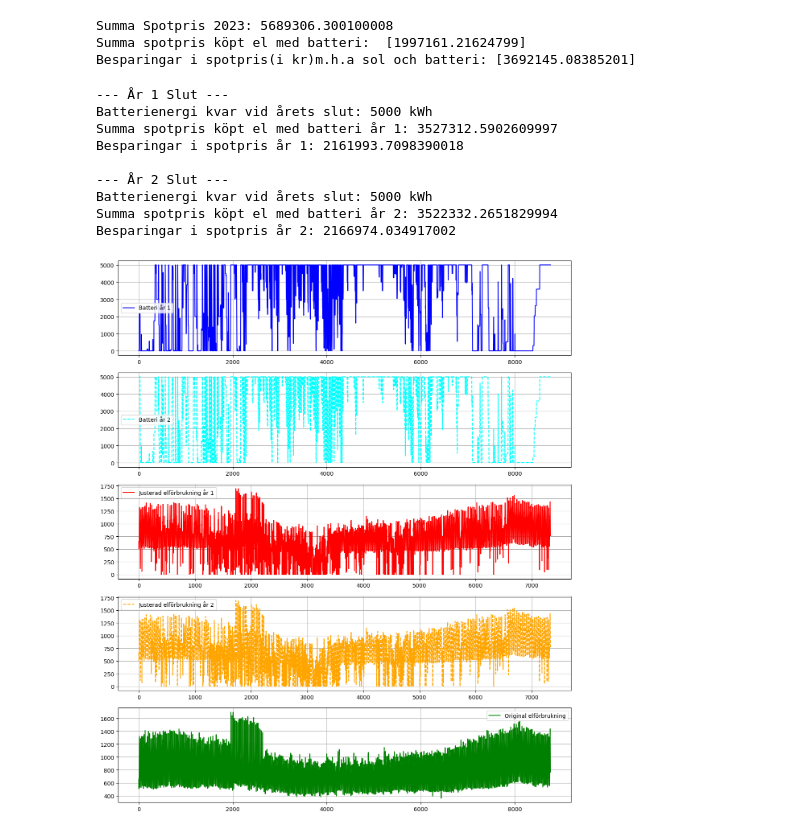
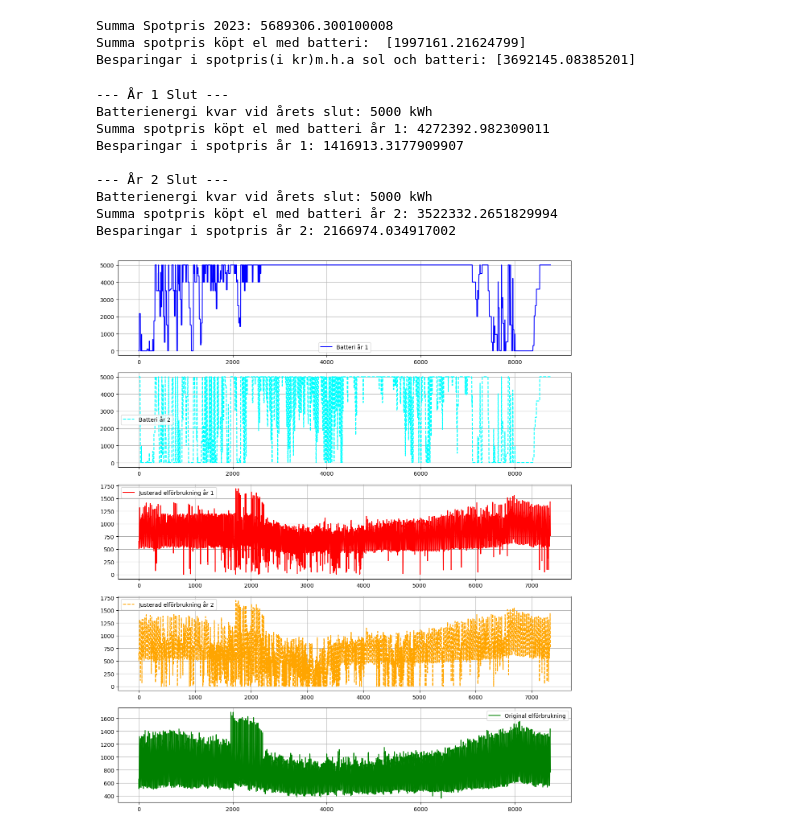
Before and after one commit to Jakobthuresson/Energigemenskaper, a Jupyter notebook: NyEGScript.ipynb, the cells around one changed output. Cells and saved outputs as stored; diff of their text form; code cells hidden in the pictures.

Commit message:
Gräns tillagd

```diff
--- a/NyEGScript.ipynb
+++ b/NyEGScript.ipynb
@@ -134,7 +134,36 @@ KöptElSpotpris = 0.0  # Reset cost for Year 1
 
 for sol, abk, spot in zip(Sol, ABK, Spot):
     diff = abk - sol  # Difference between consumption and solar production
+    gräns = 1200
 
+    # Update battery and electricity cost based on conditions
+    if spot <= 35 and sol > 0:  # Store solar energy when spot price is low
+        batteriKapacitet = min(batteriKapacitet + sol, batteriMaxKapacitet)
+        KöptElSpotpris += spot * abk
+        elförbrukning.append(abk)
+    elif 35 < spot < 100 and sol > 0 and diff > 0:
+        KöptElSpotpris += spot * diff
+        elförbrukning.append(diff)
+    elif spot >= 100 and sol > 0 and diff > 0 and batteriKapacitet > 0 and abk - gräns > 0:
+        energiFrånBatteri = min(batteriKapacitet, diff, maxFrånBatteri)
+        batteriKapacitet -= energiFrånBatteri
+        KöptElSpotpris += (diff - energiFrånBatteri) * spot
+        elförbrukning.append(diff - energiFrånBatteri)
+    elif spot > 35 and sol > 0 and diff < 0:
+        batteriKapacitet = min(batteriKapacitet + (-diff), batteriMaxKapacitet)
+    elif sol == 0 and batteriKapacitet > 0 and spot >= 100 and abk -gräns > 0:
+        energiFrånBatteri = min(batteriKapacitet, abk, maxFrånBatteri)
+        batteriKapacitet -= energiFrånBatteri
+        KöptElSpotpris += (abk - energiFrånBatteri) * spot
+        elförbrukning.append(max(0, abk - energiFrånBatteri))
+    else:
+        KöptElSpotpris += abk * spot
+        elförbrukning.append(abk)
+
+    battery_values.append(batteriKapacitet)
+
+
+    """
     # Update battery and electricity cost based on conditions
     if spot <= 35 and sol > 0:  # Store solar energy when spot price is low
         batteriKapacitet = min(batteriKapacitet + sol, batteriMaxKapacitet)
@@ -160,7 +189,7 @@ for sol, abk, spot in zip(Sol, ABK, Spot):
         elförbrukning.append(abk)
 
     battery_values.append(batteriKapacitet)
-
+"""
 # Store battery energy left after year 1
 battery_energy_end_of_year1 = batteriKapacitet
 köptEliKr_år1 = KöptElSpotpris / 100
@@ -209,33 +238,33 @@ köptEliKr_år2 = KöptElSpotpris / 100
 besparingar_år2 = SummaSpotpris2023 - köptEliKr_år2
 
 print("\n--- År 2 Slut ---")
 print("Batterienergi kvar vid årets slut:", batteriKapacitet, "kWh")
 print("Summa spotpris köpt el med batteri år 2:", köptEliKr_år2)
 print("Besparingar i spotpris år 2:", besparingar_år2)
 
 # ----------------------- PLOTTING RESULTS -----------------------
 fig, ax = plt.subplots(5, 1, figsize=(12, 14))
 
 ax[0].plot(battery_values, label='Batteri år 1', color='blue')
 ax[1].plot(battery_values_year2, label='Batteri år 2', color='cyan', linestyle='dashed')
 ax[2].plot(elförbrukning, label='Justerad elförbrukning år 1', color='red')
 ax[3].plot(elförbrukning_year2, label='Justerad elförbrukning år 2', color='orange', linestyle='dashed')
 ax[4].plot(original_consumption, label='Original elförbrukning', color='green')
 
 for a in ax:
     a.legend()
     a.grid(True)
 
 plt.tight_layout()
 plt.show()
 # %% [output]
 --- År 1 Slut ---
 Batterienergi kvar vid årets slut: 5000 kWh
-Summa spotpris köpt el med batteri år 1: 3527312.5902609997
-Besparingar i spotpris år 1: 2161993.7098390018
+Summa spotpris köpt el med batteri år 1: 4272392.982309011
+Besparingar i spotpris år 1: 1416913.3177909907
 
 --- År 2 Slut ---
 Batterienergi kvar vid årets slut: 5000 kWh
 Summa spotpris köpt el med batteri år 2: 3522332.2651829994
 Besparingar i spotpris år 2: 2166974.034917002
-[figure, old version]
+[figure, new version]
```
